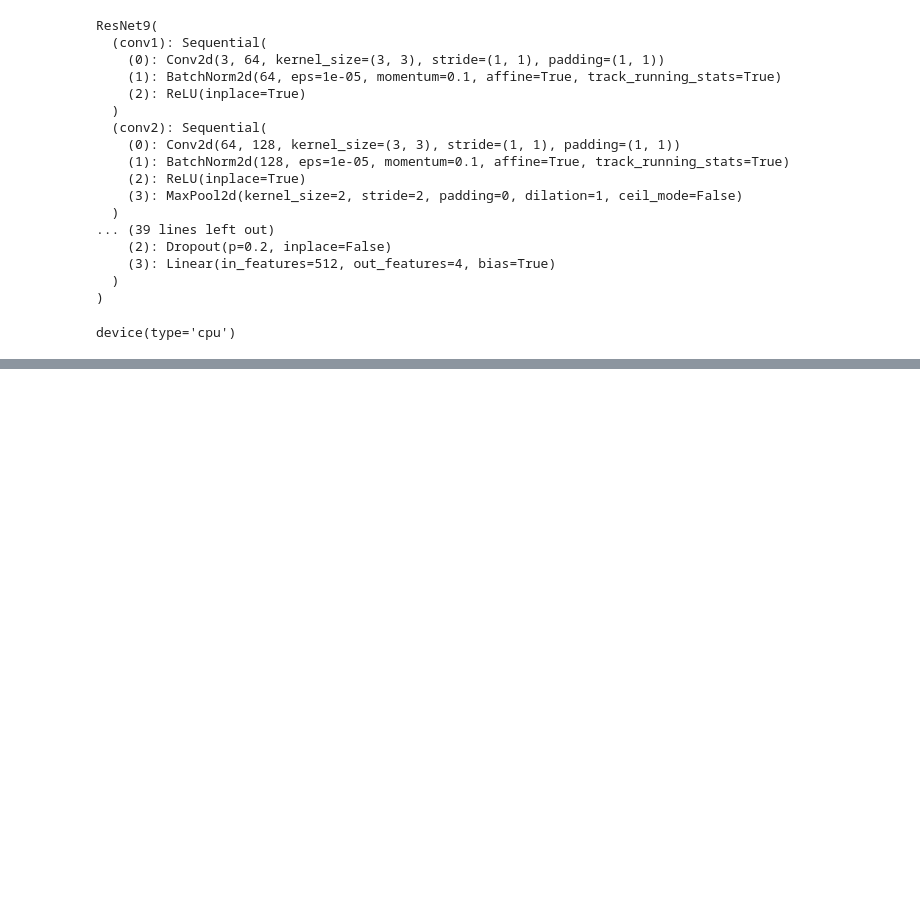
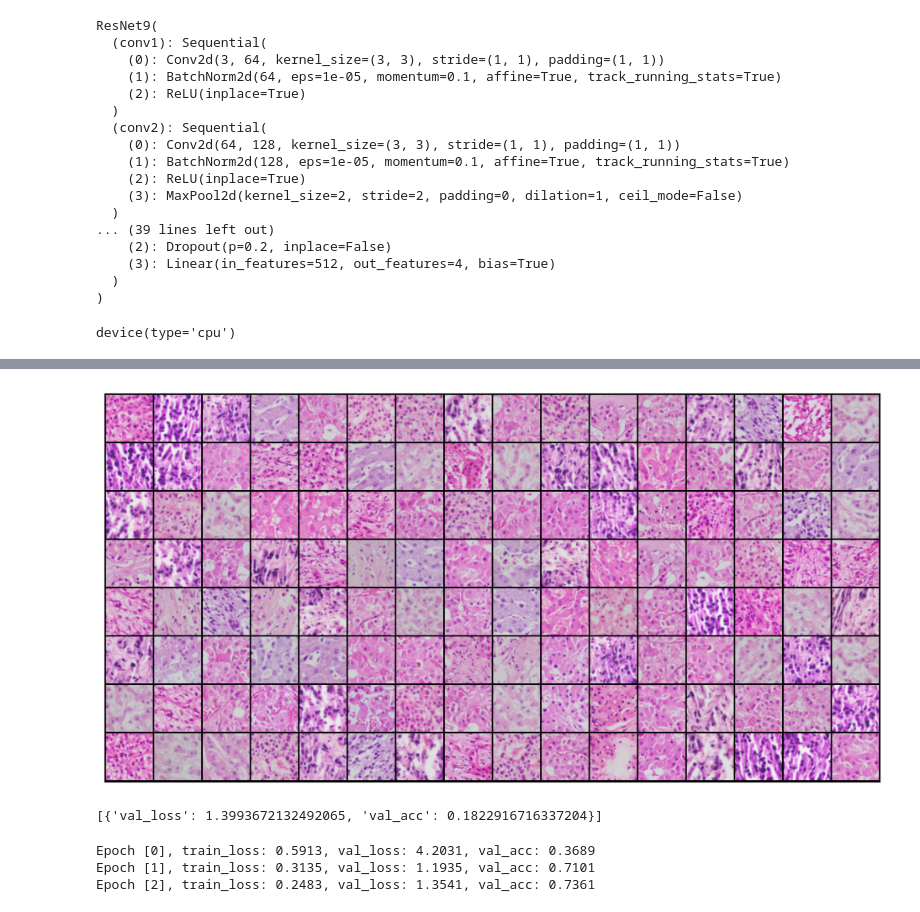
Before and after one commit to RahulVishal/NITK-liver-cancer-detection, a Jupyter notebook: liver_pred.ipynb, the cells around one changed output, grey strips where cells are left out. Drawn from its saved outputs; the diff is of its cells as text; code cells hidden in the pictures; blank space fills up the shorter version.

```diff
--- a/liver_pred.ipynb
+++ b/liver_pred.ipynb
@@ -32,5 +32,7 @@ print(label)
 [figure]
 # %%
 import torchvision.transforms as tt
-dataset=ImageFolder(data_dir,tt.Compose([tt.Resize(64), tt.RandomCrop(64), tt.ToTensor()]))
+train_dataset=ImageFolder(data_dir,tt.Compose([tt.Resize(64), tt.RandomCrop(64), tt.ToTensor()]))
+test_dataset=ImageFolder(data_dir1,tt.Compose([tt.Resize(64), tt.RandomCrop(64), tt.ToTensor()]))
+val_dataset=ImageFolder(data_dir2,tt.Compose([tt.Resize(64), tt.RandomCrop(64), tt.ToTensor()]))
 # %%
@@ -272,0 +290,15 @@ Original Traceback (most recent call last):
+# %%
+show_batch(train_dl)
+# %% [output]
+[figure, added]
+# %%
+history = [evaluate(model, valid_dl)]
+history
+# %% [output]
+[{'val_loss': 1.3993672132492065, 'val_acc': 0.1822916716337204}]
+# %%
+history += fit(5, 0.001, model, train_dl, valid_dl, torch.optim.Adam)
+# %% [output]
+Epoch [0], train_loss: 0.5913, val_loss: 4.2031, val_acc: 0.3689
+Epoch [1], train_loss: 0.3135, val_loss: 1.1935, val_acc: 0.7101
+Epoch [2], train_loss: 0.2483, val_loss: 1.3541, val_acc: 0.7361
```
Also changed, not shown: parts of 15 cells of this notebook.
